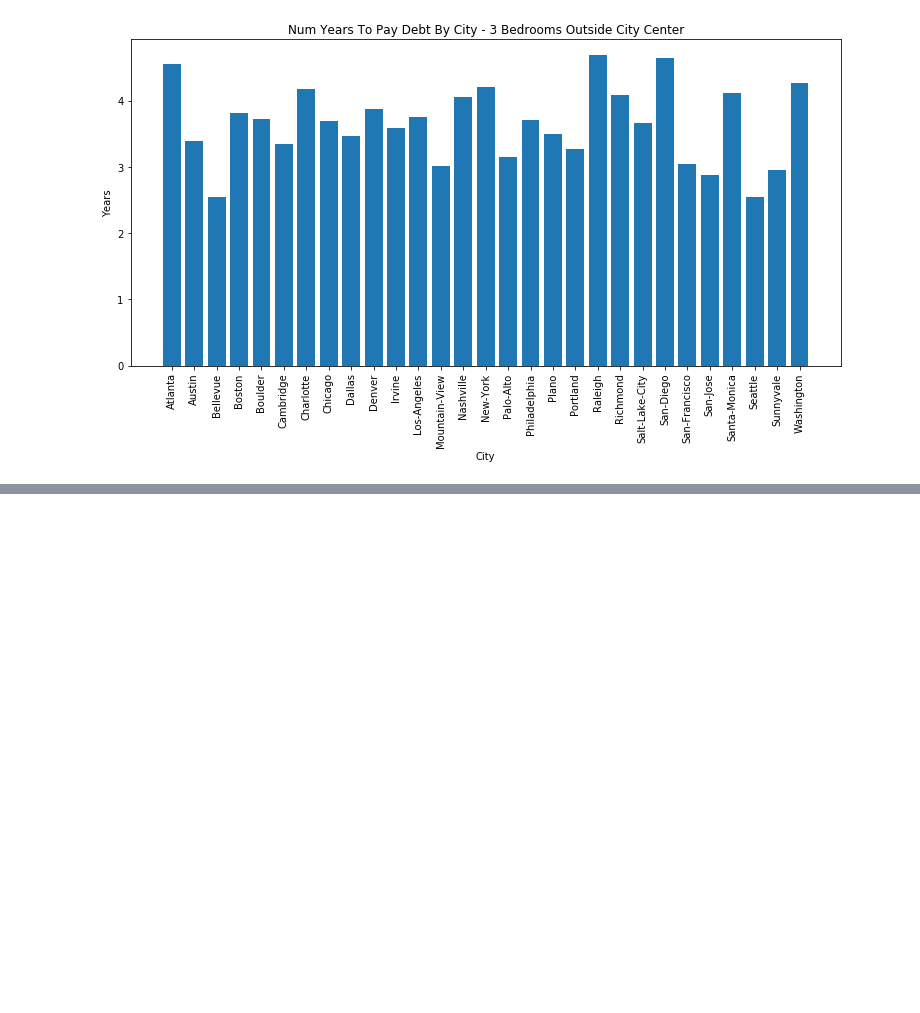
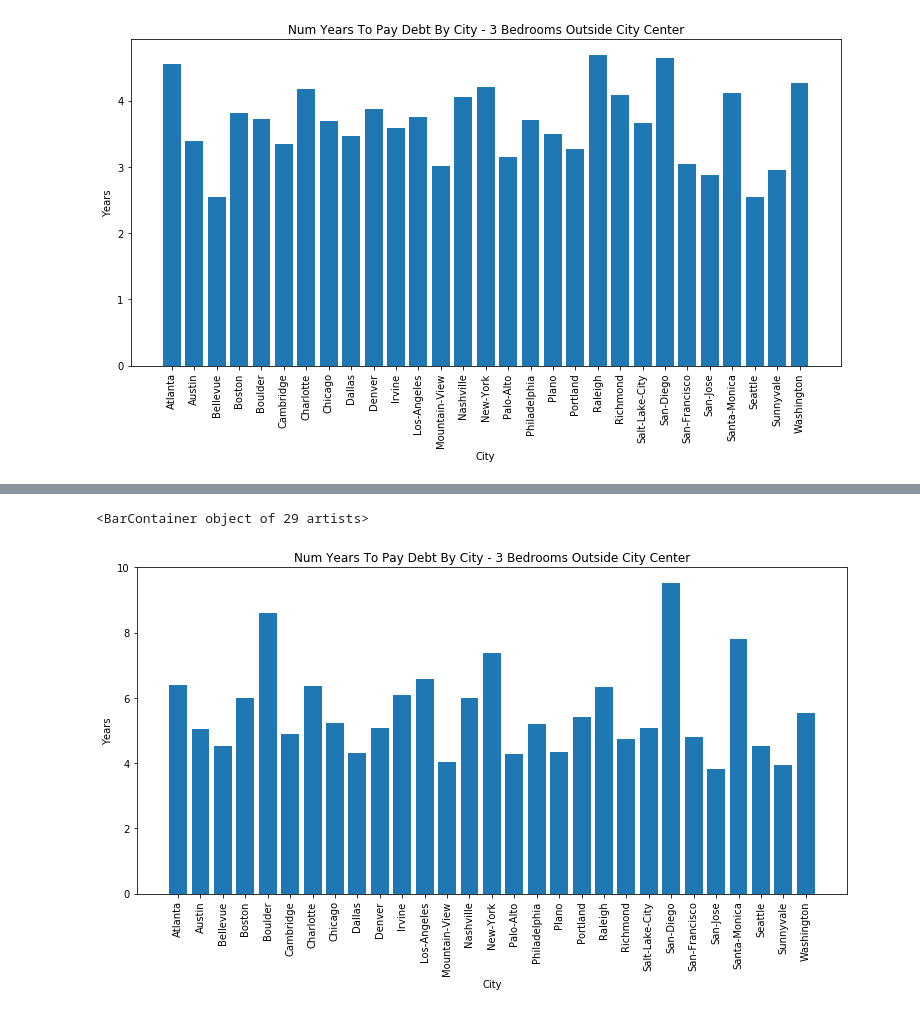
Before and after one commit to Beige-Coffee/LifeStyleDesign, a Jupyter notebook: LifeStyleDesign.ipynb, the cells around one changed output, grey strips where cells are left out. Cells and saved outputs as stored; diff of their text form; code cells hidden in the pictures; blank space fills up the shorter version.

```diff
--- a/LifeStyleDesign.ipynb
+++ b/LifeStyleDesign.ipynb
@@ -472,0 +665,14 @@ ax.bar(x,y)
+# %%
+x = analyst_net_monthly_slim.index
+y = analyst_net_monthly_slim['3BO_Yrs']
+
+fig = plt.figure(figsize=(28,6))
+ax = fig.add_subplot(121)
+ax.set_xlabel('City')
+ax.set_ylabel('Years')
+ax.set_title("Num Years To Pay Debt By City - 3 Bedrooms Outside City Center")
+ax.set_xticklabels(x, rotation=90)
+ax.bar(x,y)
+# %% [output]
+<BarContainer object of 29 artists>
+[figure, added]
```
Also changed, not shown: parts of 22 cells of this notebook, 2 other files.
